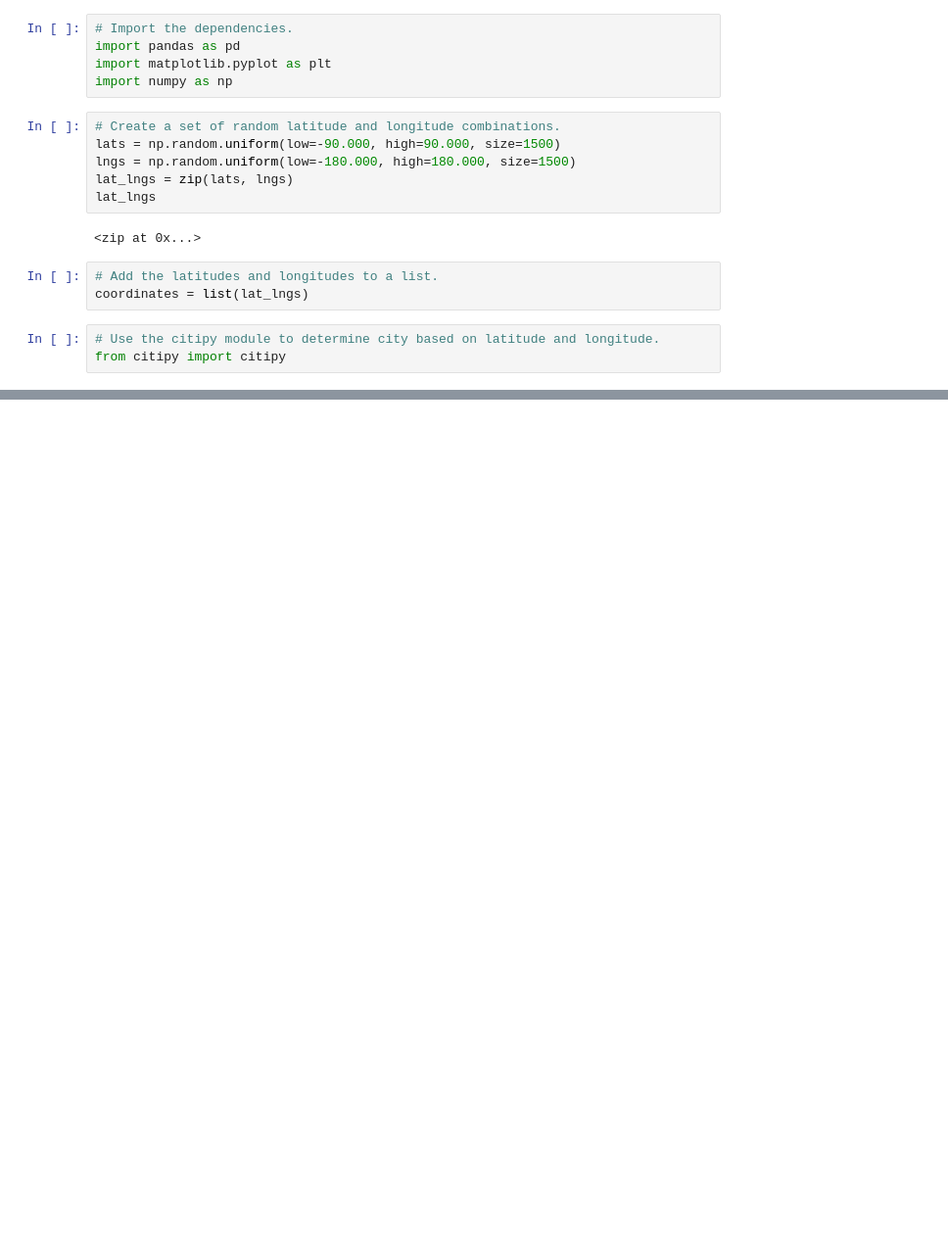
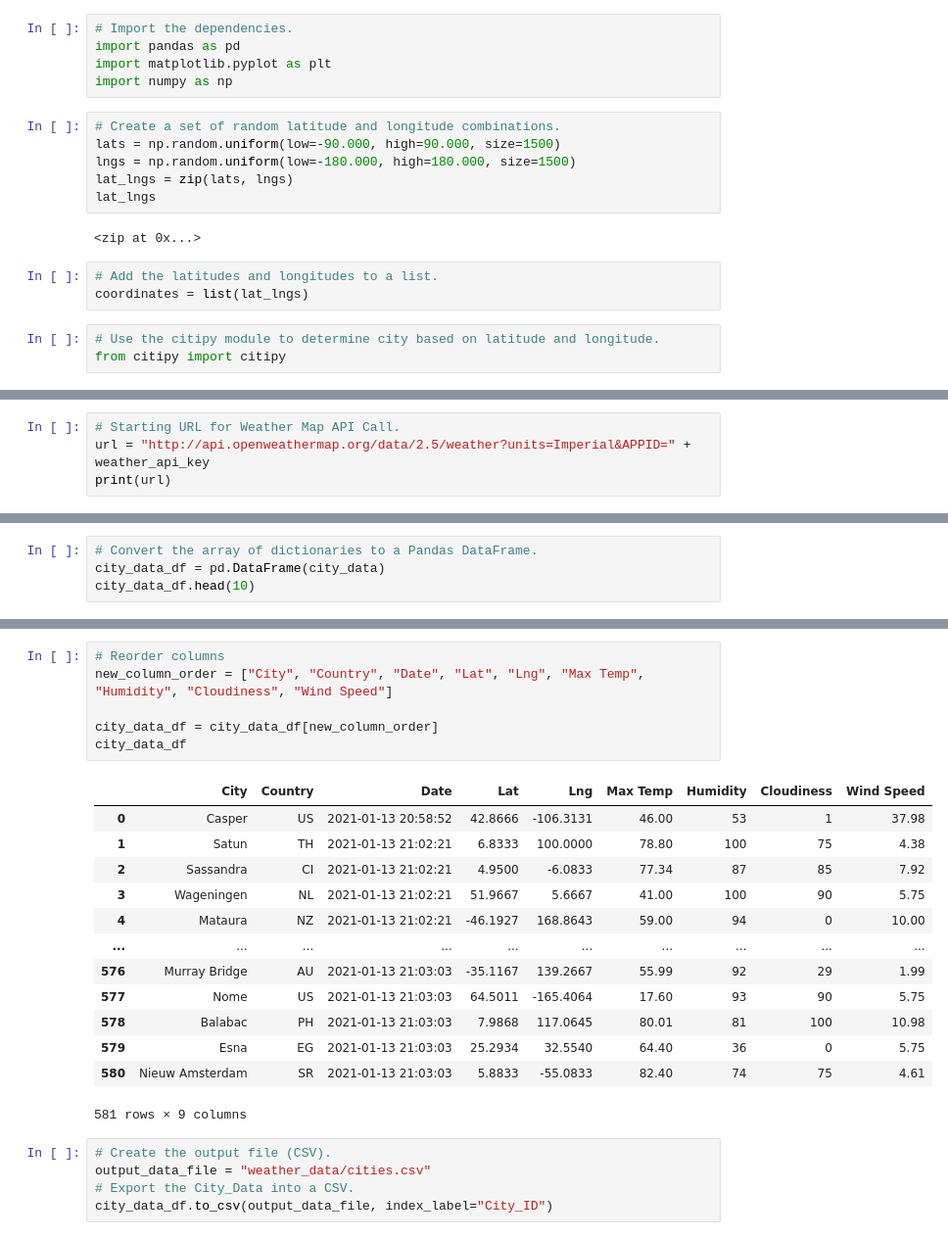
Before and after one commit to echuung94/World_Weather_Analysis, a Jupyter notebook: WeatherPy.ipynb, the cells around one changed output, grey strips where cells are left out. Shown: that part at 98% size. Cells and saved outputs as stored; diff of their text form; blank space fills up the shorter version.

Commit message:
Modifying gitignore and adding WeatherPy files

```diff
--- a/WeatherPy.ipynb
+++ b/WeatherPy.ipynb
@@ -31,0 +43,4 @@ len(cities)
+# %%
+# Starting URL for Weather Map API Call.
+url = "http://api.openweathermap.org/data/2.5/weather?units=Imperial&APPID=" + weather_api_key
+print(url)
@@ -31,0 +143,4 @@ len(cities)
+# %%
+# Convert the array of dictionaries to a Pandas DataFrame.
+city_data_df = pd.DataFrame(city_data)
+city_data_df.head(10)
@@ -31,0 +159,25 @@ len(cities)
+# %%
+# Reorder columns
+new_column_order = ["City", "Country", "Date", "Lat", "Lng", "Max Temp", "Humidity", "Cloudiness", "Wind Speed"]
+
+city_data_df = city_data_df[new_column_order]
+city_data_df
+# %% [output]
+|  | City | Country | Date | Lat | Lng | Max Temp | Humidity | Cloudiness | Wind Speed |
+| 0 | Casper | US | 2021-01-13 20:58:52 | 42.8666 | -106.3131 | 46.00 | 53 | 1 | 37.98 |
+| 1 | Satun | TH | 2021-01-13 21:02:21 | 6.8333 | 100.0000 | 78.80 | 100 | 75 | 4.38 |
+| 2 | Sassandra | CI | 2021-01-13 21:02:21 | 4.9500 | -6.0833 | 77.34 | 87 | 85 | 7.92 |
+| 3 | Wageningen | NL | 2021-01-13 21:02:21 | 51.9667 | 5.6667 | 41.00 | 100 | 90 | 5.75 |
+| 4 | Mataura | NZ | 2021-01-13 21:02:21 | -46.1927 | 168.8643 | 59.00 | 94 | 0 | 10.00 |
+| ... | ... | ... | ... | ... | ... | ... | ... | ... | ... |
+| 576 | Murray Bridge | AU | 2021-01-13 21:03:03 | -35.1167 | 139.2667 | 55.99 | 92 | 29 | 1.99 |
+| 577 | Nome | US | 2021-01-13 21:03:03 | 64.5011 | -165.4064 | 17.60 | 93 | 90 | 5.75 |
+| 578 | Balabac | PH | 2021-01-13 21:03:03 | 7.9868 | 117.0645 | 80.01 | 81 | 100 | 10.98 |
+| 579 | Esna | EG | 2021-01-13 21:03:03 | 25.2934 | 32.5540 | 64.40 | 36 | 0 | 5.75 |
+| 580 | Nieuw Amsterdam | SR | 2021-01-13 21:03:03 | 5.8833 | -55.0833 | 82.40 | 74 | 75 | 4.61 |
+581 rows × 9 columns
+# %%
+# Create the output file (CSV).
+output_data_file = "weather_data/cities.csv"
+# Export the City_Data into a CSV.
+city_data_df.to_csv(output_data_file, index_label="City_ID")
```
Also changed, not shown: parts of 7 cells of this notebook, 3 other files.
